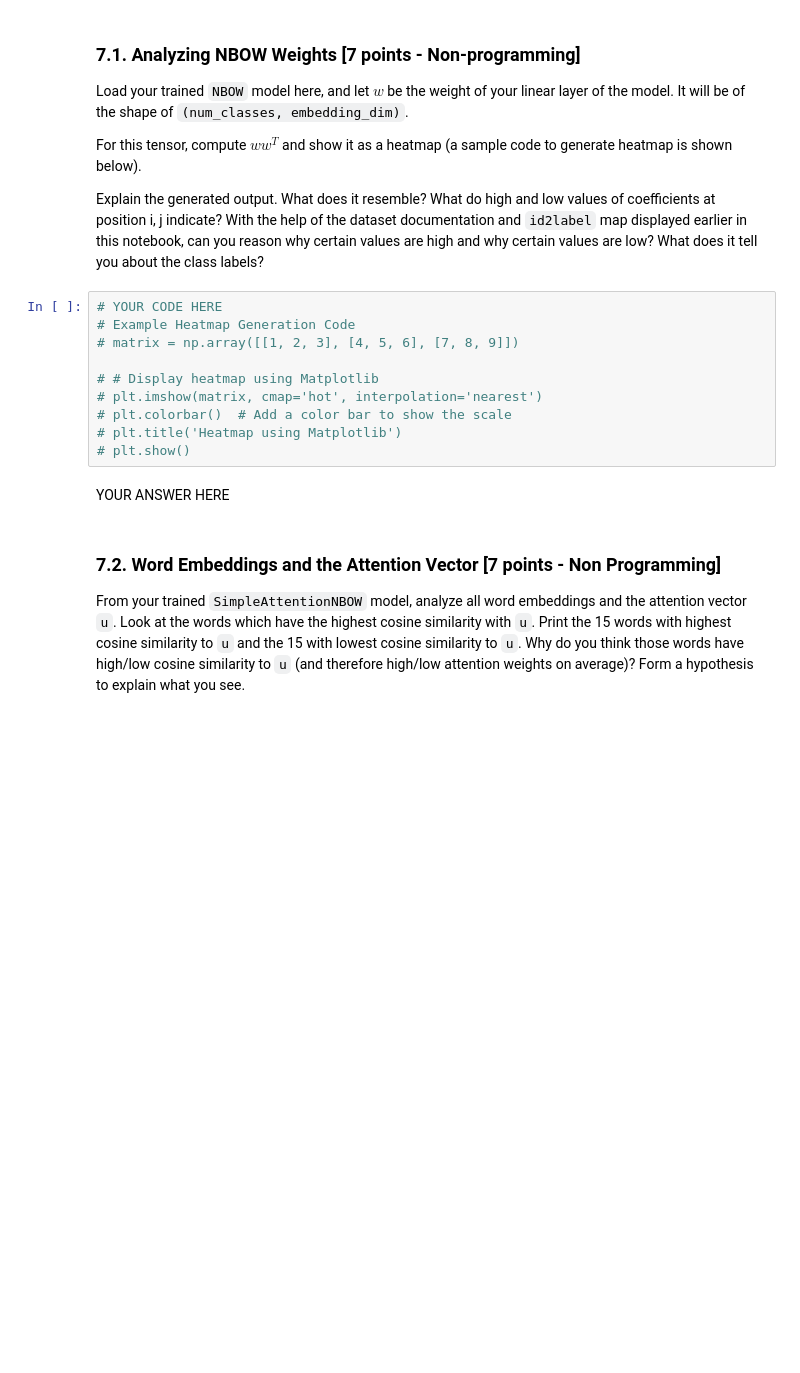
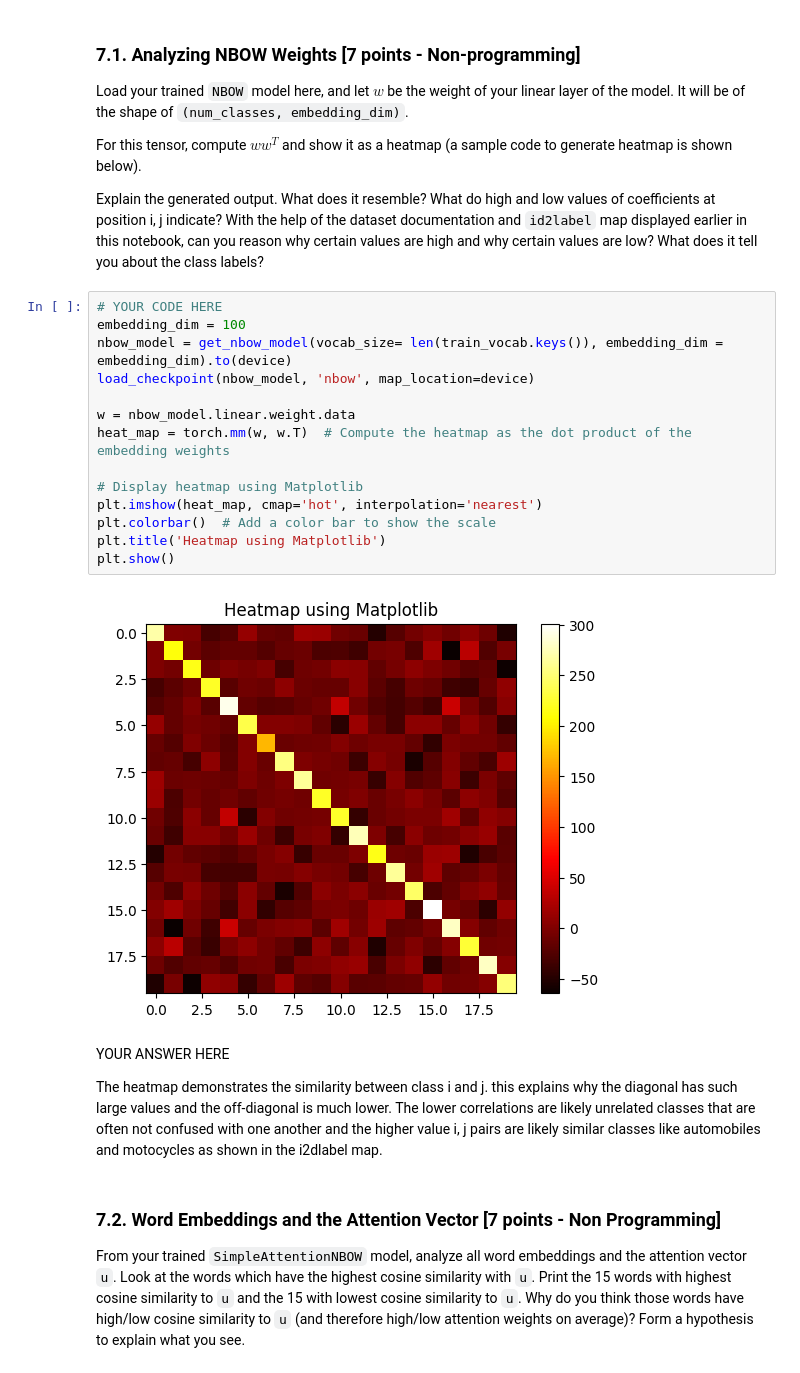
Before and after one commit to jblevins32/NLP_HW1, a Jupyter notebook: CS4650_7650_hw1_release_su2025.ipynb, the cells around one changed output. Drawn from its saved outputs; the diff is of its cells as text; blank space fills up the shorter version.

```diff
--- a/CS4650_7650_hw1_release_su2025.ipynb
+++ b/CS4650_7650_hw1_release_su2025.ipynb
@@ -2294,16 +2439,24 @@ For this tensor, compute $ww^T$ and show it as a heatmap (a sample code to gener
 Explain the generated output. What does it resemble? What do high and low values of coefficients at position i, j indicate? With the help of the dataset documentation and `id2label` map displayed earlier in this notebook, can you reason why certain values are high and why certain values are low? What does it tell you about the class labels?
 # %%
 # YOUR CODE HERE
-# Example Heatmap Generation Code
-# matrix = np.array([[1, 2, 3], [4, 5, 6], [7, 8, 9]])
+embedding_dim = 100
+nbow_model = get_nbow_model(vocab_size= len(train_vocab.keys()), embedding_dim = embedding_dim).to(device)
+load_checkpoint(nbow_model, 'nbow', map_location=device)
 
-# # Display heatmap using Matplotlib
-# plt.imshow(matrix, cmap='hot', interpolation='nearest')
-# plt.colorbar()  # Add a color bar to show the scale
-# plt.title('Heatmap using Matplotlib')
-# plt.show()
+w = nbow_model.linear.weight.data
+heat_map = torch.mm(w, w.T)  # Compute the heatmap as the dot product of the embedding weights
+
+# Display heatmap using Matplotlib
+plt.imshow(heat_map, cmap='hot', interpolation='nearest')
+plt.colorbar()  # Add a color bar to show the scale
+plt.title('Heatmap using Matplotlib')
+plt.show()
+# %% [output]
+[figure, added]
 # %% [markdown]
 YOUR ANSWER HERE
+
+The heatmap demonstrates the similarity between class i and j. this explains why the diagonal has such large values and the off-diagonal is much lower. The lower correlations are likely unrelated classes that are often not confused with one another and the higher value i, j pairs are likely similar classes like automobiles and motocycles as shown in the i2dlabel map.
 # %% [markdown]
 ### 7.2. Word Embeddings and the Attention Vector [7 points - Non Programming]
 
```
Also changed, not shown: parts of 38 cells of this notebook, 12 other files.
